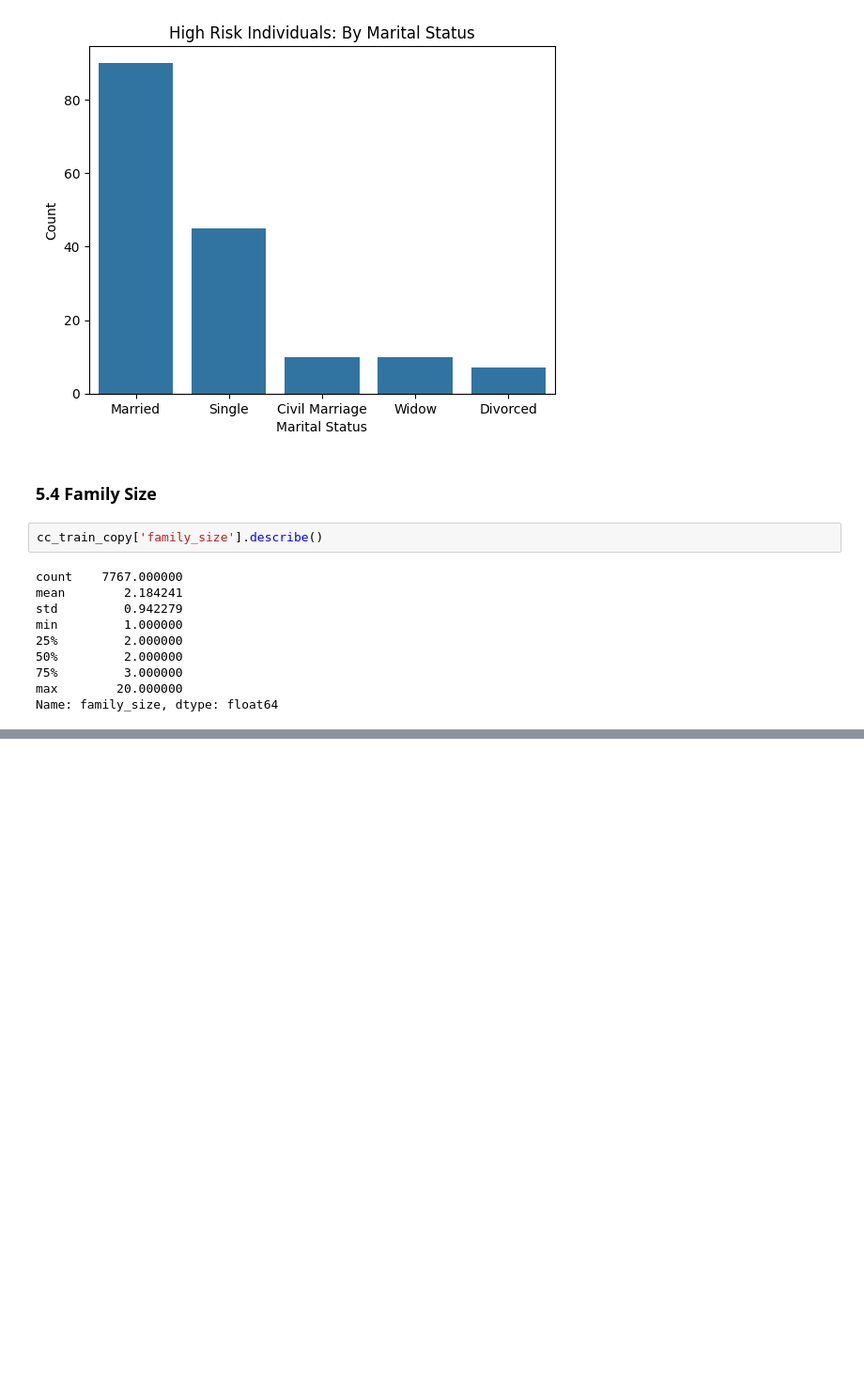
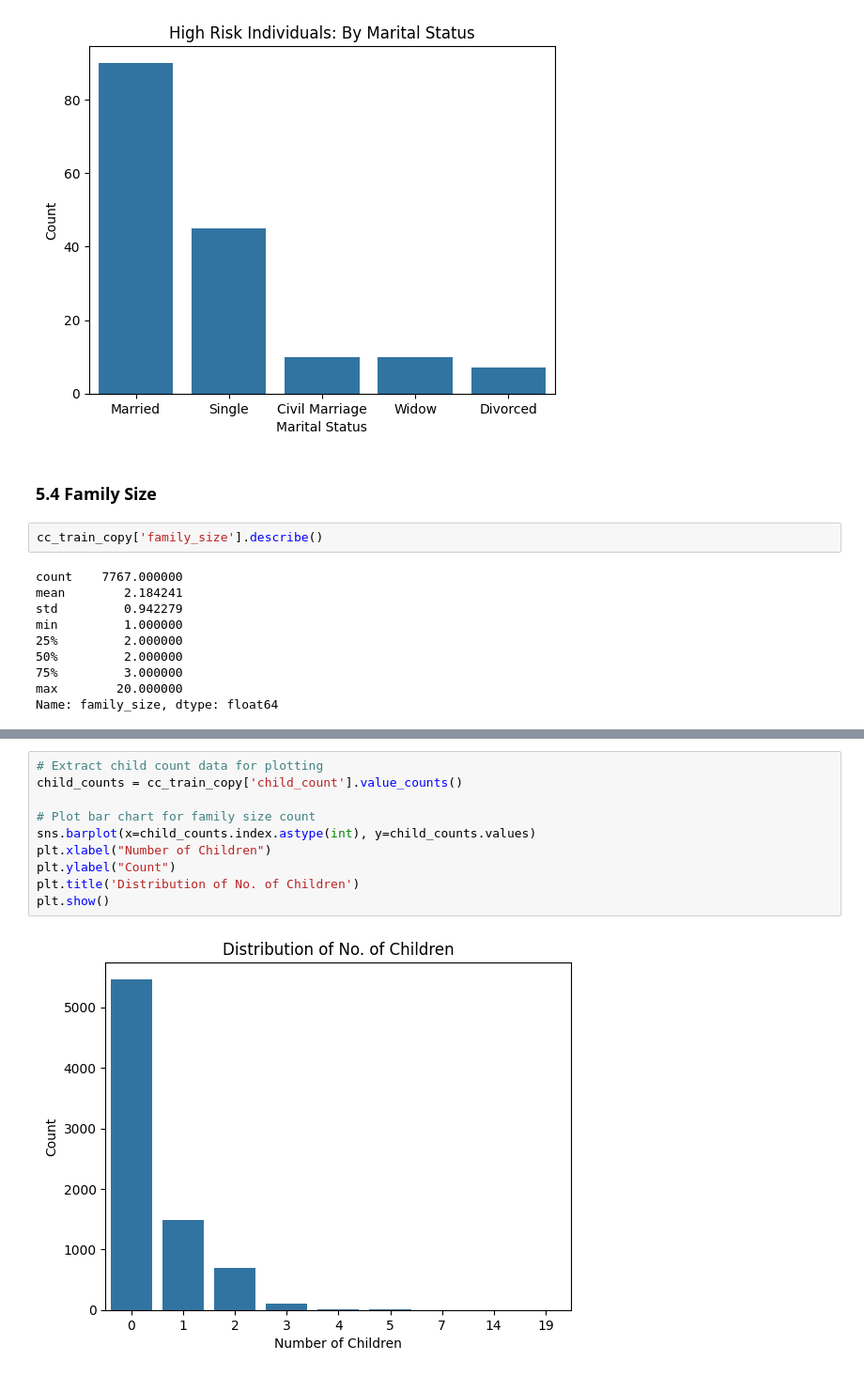
Before and after one commit to himaanssu/Credit_Card_Approval_Prediction, a Jupyter notebook: project.ipynb, the cells around one changed output, grey strips where cells are left out. Shown at 94% size. Saved outputs shown, nothing was run; the diff lists cells and outputs as text; blank space fills up the shorter version.

Commit message:
Include children count EDA

```diff
--- a/project.ipynb
+++ b/project.ipynb
@@ -244,0 +259,12 @@ plt.show()
+# %%
+# Extract child count data for plotting
+child_counts = cc_train_copy['child_count'].value_counts()
+
+# Plot bar chart for family size count
+sns.barplot(x=child_counts.index.astype(int), y=child_counts.values)
+plt.xlabel("Number of Children")
+plt.ylabel("Count")
+plt.title('Distribution of No. of Children')
+plt.show()
+# %% [output]
+[figure, added]
```
Also changed, not shown: parts of 3 cells of this notebook.
